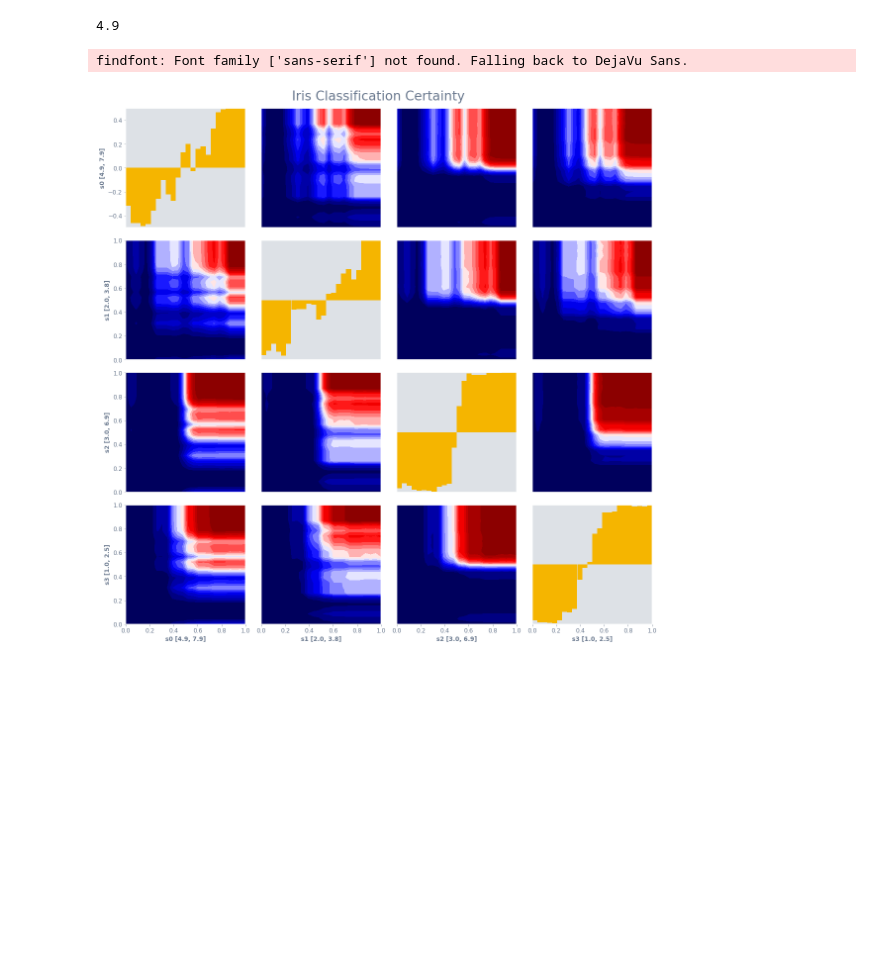
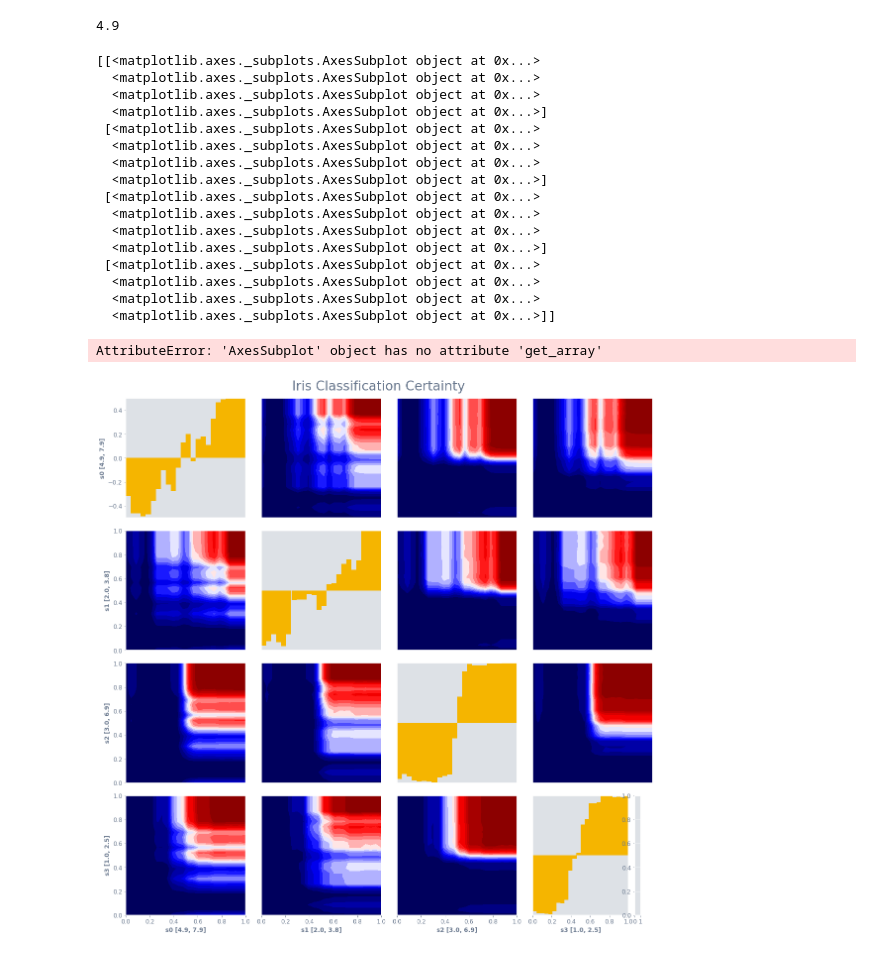
Before and after one commit to Ekrekr/ldr, a Jupyter notebook: introduction.ipynb, the cells around one changed output. Saved outputs shown, nothing was run; the diff lists cells and outputs as text; code cells hidden in the pictures; blank space fills up the shorter version.

```diff
--- a/introduction.ipynb
+++ b/introduction.ipynb
@@ -387,32 +387,54 @@ def scatter_plot(D_bins):
         for x, y in [(i, j), (j, i)]:
             Zm = [[(i * j)-0.5 for i in D_bins[cols[x]]] for j in D_bins[cols[y]]]
             axes[x, y].contourf(Xm, Ym, Zm, levels=np.linspace(-0.5, 0.5, 21), cmap="seismic")
 
     # Add bar charts as diagonal plots.
     for i, col in enumerate(cols):
         bar_vals = D_bins[col] - 0.5
         # Select mid values of intervals for x values.
         x = [i.mid for i in np.array(bar_vals.keys())]
         y = bar_vals.values
         axes[i, i].bar(x=x, height=y, width=1/len(x))
         axes[i, i].set_xlim(0.0, 1.0)
         axes[i, i].set_ylim(-0.5, 0.5)
         axes[i, i].grid(False)
 
     # Add X labels to all of bottom row.
     for i, _ in enumerate(cols):
         axes[n_cols-1, i].xaxis.set_visible(True)
         axes[n_cols-1, i].set_xlabel(cols[i] + " [" + str(min_max_vals[cols[i]]["min"]) +
                                      ", " + str(min_max_vals[cols[i]]["max"]) + "]")
 
         axes[i, 0].yaxis.set_visible(True)
         axes[i, 0].set_ylabel(cols[i] + " [" + str(min_max_vals[cols[i]]["min"]) +
                                      ", " + str(min_max_vals[cols[i]]["max"]) + "]")
 
     fig.suptitle("Iris Classification Certainty", size="26")
     fig.tight_layout(rect=[0, 0, 1, 0.96])
+
+#     plt.colorbar(axes, ticks=np.linspace(0,2,10),
+#              boundaries=np.arange(-0.05,2.1,.1))
+    print(axes)
+    fig.colorbar(axes[0, 1], axs=axes[1, 1])
+
     plt.show()
 scatter_plot(D_bins)
 # %% [output]
-findfont: Font family ['sans-serif'] not found. Falling back to DejaVu Sans.
+[[<matplotlib.axes._subplots.AxesSubplot object at 0x...>
+  <matplotlib.axes._subplots.AxesSubplot object at 0x...>
+  <matplotlib.axes._subplots.AxesSubplot object at 0x...>
+  <matplotlib.axes._subplots.AxesSubplot object at 0x...>]
+ [<matplotlib.axes._subplots.AxesSubplot object at 0x...>
+  <matplotlib.axes._subplots.AxesSubplot object at 0x...>
+  <matplotlib.axes._subplots.AxesSubplot object at 0x...>
+  <matplotlib.axes._subplots.AxesSubplot object at 0x...>]
+ [<matplotlib.axes._subplots.AxesSubplot object at 0x...>
+  <matplotlib.axes._subplots.AxesSubplot object at 0x...>
+  <matplotlib.axes._subplots.AxesSubplot object at 0x...>
+  <matplotlib.axes._subplots.AxesSubplot object at 0x...>]
+ [<matplotlib.axes._subplots.AxesSubplot object at 0x...>
+  <matplotlib.axes._subplots.AxesSubplot object at 0x...>
+  <matplotlib.axes._subplots.AxesSubplot object at 0x...>
+  <matplotlib.axes._subplots.AxesSubplot object at 0x...>]]
+AttributeError: 'AxesSubplot' object has no attribute 'get_array'
-[figure, old version]
+[figure, new version]
```
Also changed, not shown: parts of 1 cell of this notebook, 3 other files.
